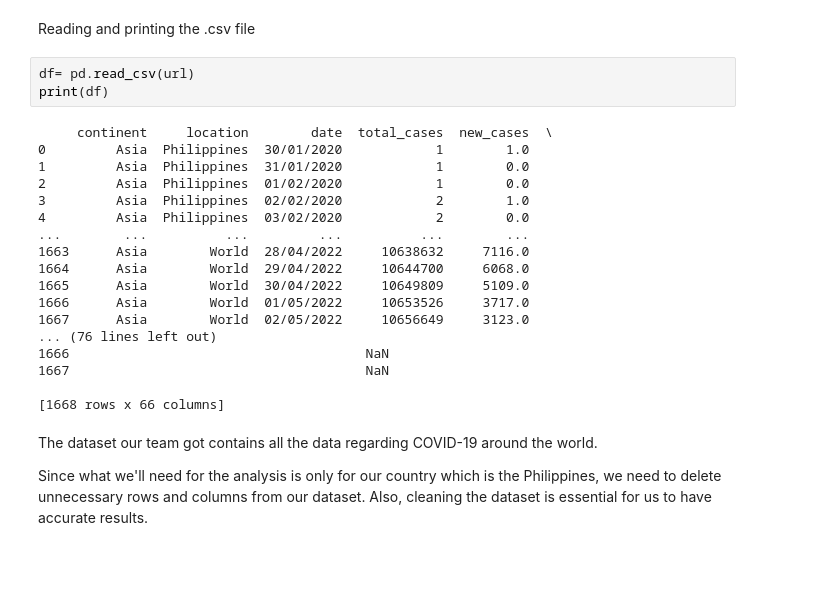
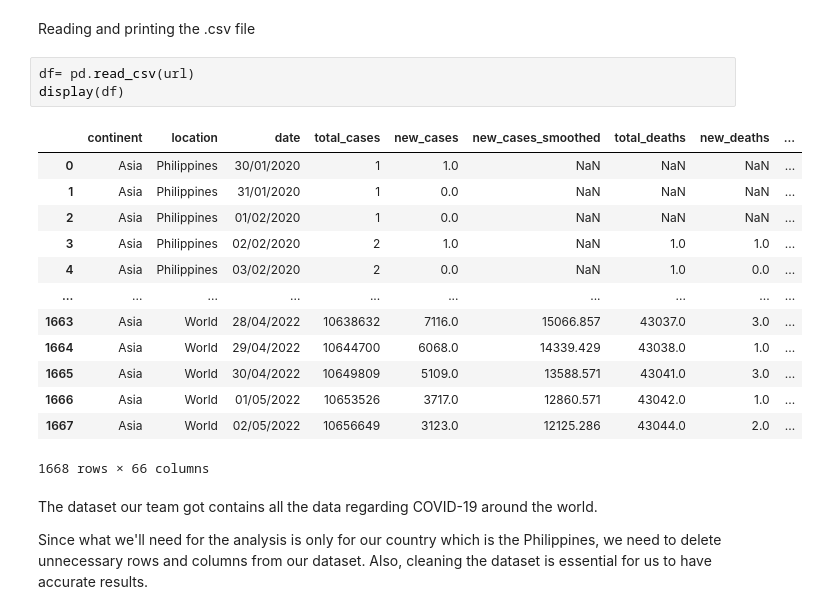
Before and after one commit to jxblrkrstffrbrms/ITBA3206-SPARTACUS, a Jupyter notebook: Reaching_New_Heights_Boosting_Vaccinations_for_a_Safer_Community.ipynb, the cells around one changed output. Drawn from its saved outputs; the diff is of its cells as text; blank space fills up the shorter version.

Commit message:
Updated the displaying of tables.

```diff
--- a/Reaching_New_Heights_Boosting_Vaccinations_for_a_Safer_Community.ipynb
+++ b/Reaching_New_Heights_Boosting_Vaccinations_for_a_Safer_Community.ipynb
@@ -19,25 +19,21 @@ url = 'https://raw.githubusercontent.com/jxblrkrstffrbrms/ITBA3206-SPARTACUS/mai
 Reading and printing the .csv file
 # %%
 df= pd.read_csv(url)
-print(df)
+display(df)
 # %% [output]
+|  | continent | location | date | total_cases | new_cases | new_cases_smoothed | total_deaths | new_deaths | ... |
+| 0 | Asia | Philippines | 30/01/2020 | 1 | 1.0 | NaN | NaN | NaN | ... |
+| 1 | Asia | Philippines | 31/01/2020 | 1 | 0.0 | NaN | NaN | NaN | ... |
+| 2 | Asia | Philippines | 01/02/2020 | 1 | 0.0 | NaN | NaN | NaN | ... |
+| 3 | Asia | Philippines | 02/02/2020 | 2 | 1.0 | NaN | 1.0 | 1.0 | ... |
+| 4 | Asia | Philippines | 03/02/2020 | 2 | 0.0 | NaN | 1.0 | 0.0 | ... |
+| ... | ... | ... | ... | ... | ... | ... | ... | ... | ... |
+| 1663 | Asia | World | 28/04/2022 | 10638632 | 7116.0 | 15066.857 | 43037.0 | 3.0 | ... |
+| 1664 | Asia | World | 29/04/2022 | 10644700 | 6068.0 | 14339.429 | 43038.0 | 1.0 | ... |
+| 1665 | Asia | World | 30/04/2022 | 10649809 | 5109.0 | 13588.571 | 43041.0 | 3.0 | ... |
+| 1666 | Asia | World | 01/05/2022 | 10653526 | 3717.0 | 12860.571 | 43042.0 | 1.0 | ... |
+| 1667 | Asia | World | 02/05/2022 | 10656649 | 3123.0 | 12125.286 | 43044.0 | 2.0 | ... |
-     continent     location        date  total_cases  new_cases  \
-0         Asia  Philippines  30/01/2020            1        1.0
-1         Asia  Philippines  31/01/2020            1        0.0
-2         Asia  Philippines  01/02/2020            1        0.0
-3         Asia  Philippines  02/02/2020            2        1.0
-4         Asia  Philippines  03/02/2020            2        0.0
-...        ...          ...         ...          ...        ...
-1663      Asia        World  28/04/2022     10638632     7116.0
-1664      Asia        World  29/04/2022     10644700     6068.0
-1665      Asia        World  30/04/2022     10649809     5109.0
-1666      Asia        World  01/05/2022     10653526     3717.0
-1667      Asia        World  02/05/2022     10656649     3123.0
-... (76 lines left out)
-1666                                      NaN
-1667                                      NaN
-
-[1668 rows x 66 columns]
+1668 rows × 66 columns
 # %% [markdown]
 The dataset our team got contains all the data regarding COVID-19 around the world.
 
```
Also changed, not shown: parts of 2 cells of this notebook.
